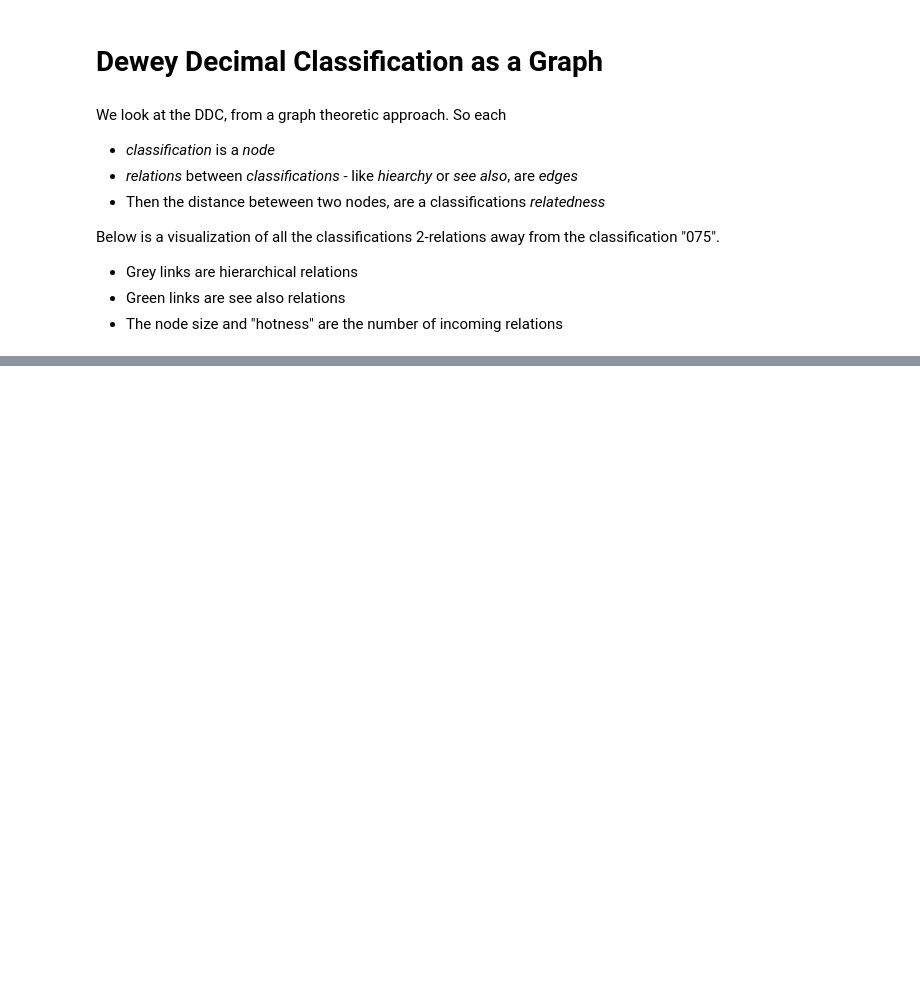
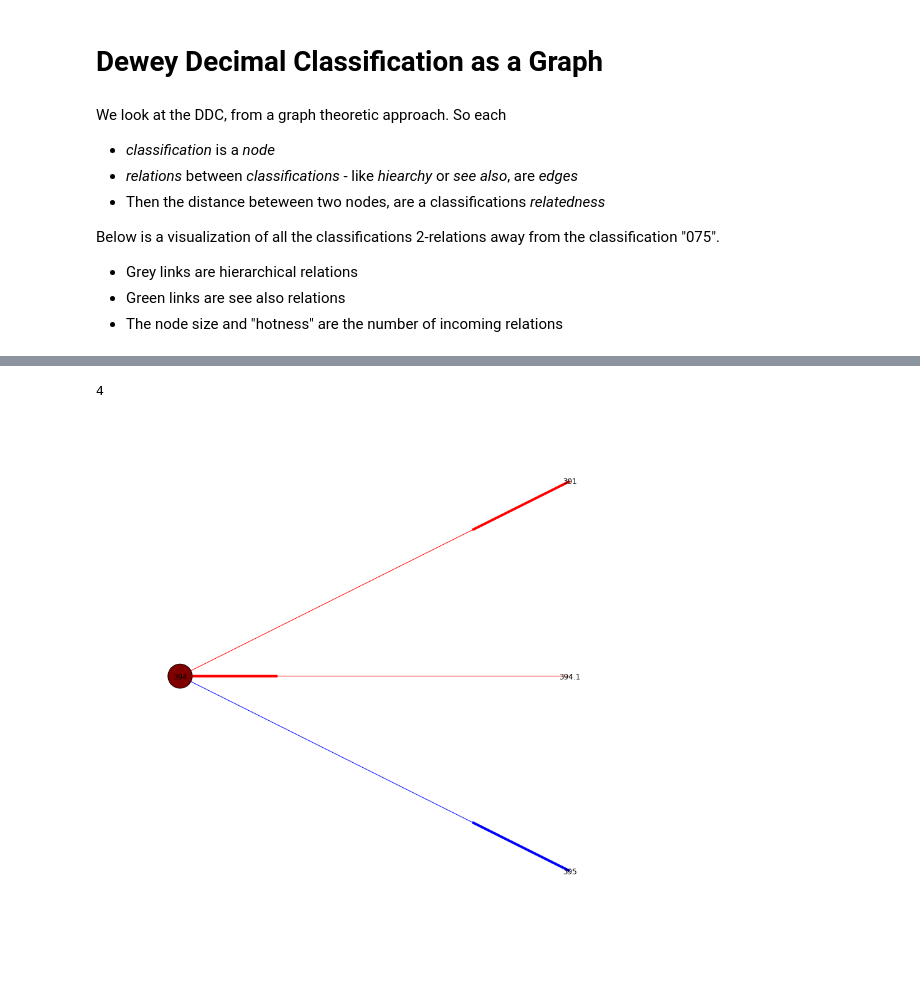
Before and after one commit to notconfusing/ddc_graph, a Jupyter notebook: ddc_graph.ipynb, the cells around one changed output, grey strips where cells are left out. Drawn from its saved outputs; the diff is of its cells as text; code cells hidden in the pictures; blank space fills up the shorter version.

```diff
--- a/ddc_graph.ipynb
+++ b/ddc_graph.ipynb
@@ -213,0 +129,5 @@ def draw_n_hops(G, root, n):
+# %%
+draw_n_hops(graph, '394.1', 2, figsizex=12, figsizey=12)
+# %% [output]
+4
+[figure, added]
```
Also changed, not shown: parts of 42 cells of this notebook, 7 other files.
